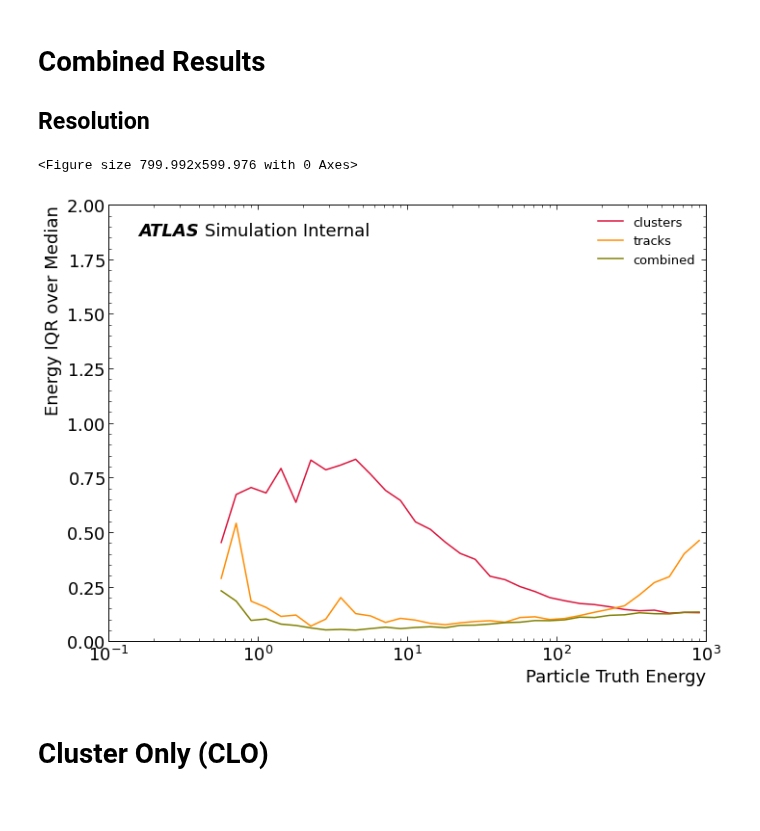
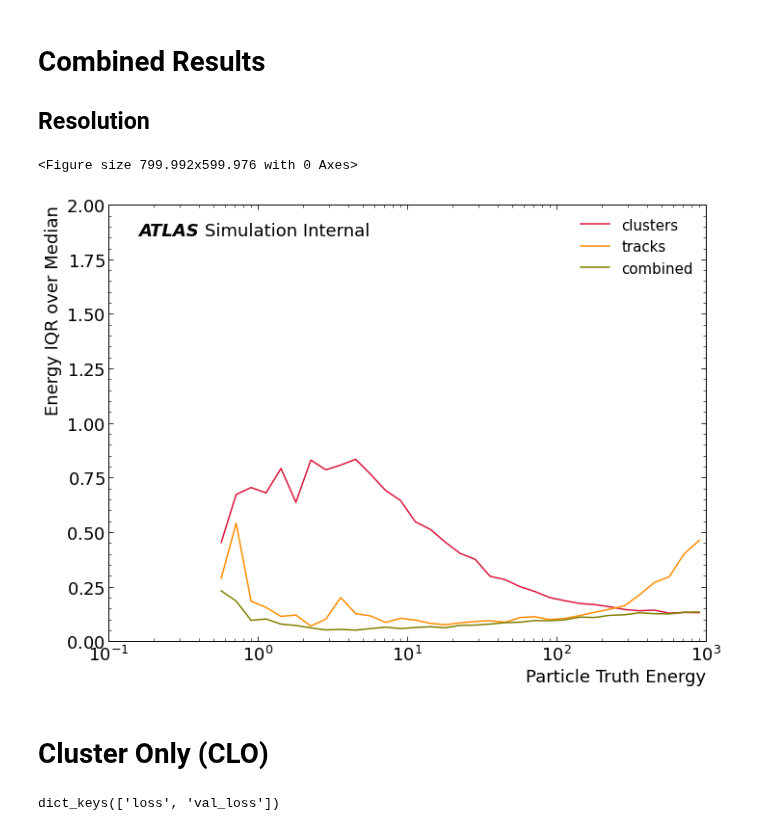
Before and after one commit to russbate42/UBCPionML, a Jupyter notebook: regression/View_Script_Results.ipynb, the cells around one changed output. Saved outputs shown, nothing was run; the diff lists cells and outputs as text; code cells hidden in the pictures.

Commit message:
Pub note results. Updated script results notebook. CLO functioning. Target mean text files included. Updated train_pflow.py to include new data.

```diff
--- a/regression/View_Script_Results.ipynb
+++ b/regression/View_Script_Results.ipynb
@@ -589,17 +579,28 @@ No artists with labels found to put in legend.  Note that artists whose label st
 # %%
 # filedest='Regression_Plots/April22/STMC_Cl_Tr_Comb_'+\
 #             'IQRoverMed_2022-04-26.png'
 filedest=''
 reso_plot_all = ru.resolutionPlot(x=[targ_cl, targ_tr, targ_base],
                     y=[response_cl, response_tr, response_base],
                     figfile=filedest,
                     statistic='iqrOverMed', xlabel='Particle Truth Energy',
                     ylabel='Energy IQR over Median',
                     atlas_x=.05, atlas_y=.96, simulation=True,
                     textlist=[], colors=['crimson', 'darkorange', 'olive'],
-                    labels=['clusters', 'tracks', 'combined'])
+                    labels=['clusters', 'tracks', 'combined'],
+                    leg_font_size=15)
 # %% [output]
 <Figure size 799.992x599.976 with 0 Axes>
-[figure, old version]
+[figure, new version]
 # %% [markdown]
 # Cluster Only (CLO)
+# %%
+filestrCLO = 'history_PFN_base_STMCv2--LR_1e-03--BS_1600--EP_200--EV_200000--'\
+    +'2022-04-27_CLO.pickle'
+
+with open(cwd+'/results/'+filestrCLO, 'rb') as pfn_CLO_histFile:
+    PFN_CLO_hist = pickle.load(pfn_CLO_histFile)
+
+print(PFN_CLO_hist.keys())
+# %% [output]
+dict_keys(['loss', 'val_loss'])
```
Also changed, not shown: parts of 16 cells of this notebook, 11 other files.
